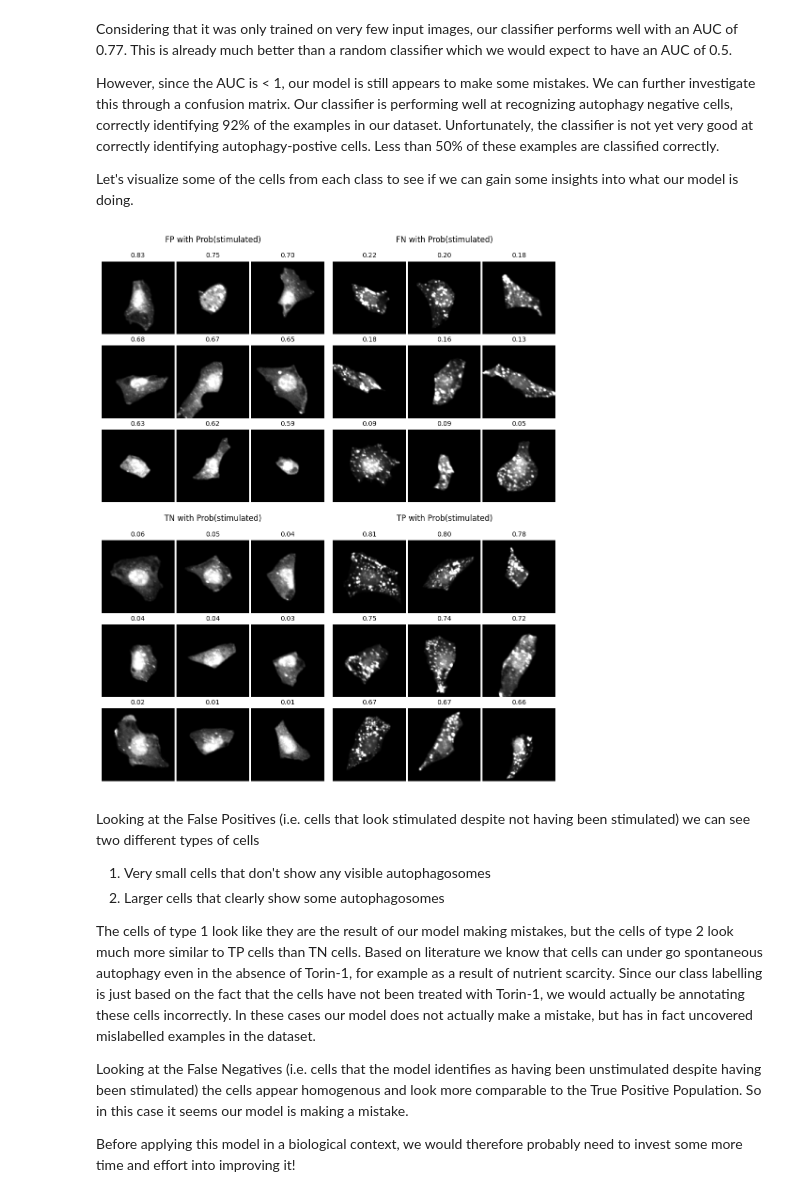
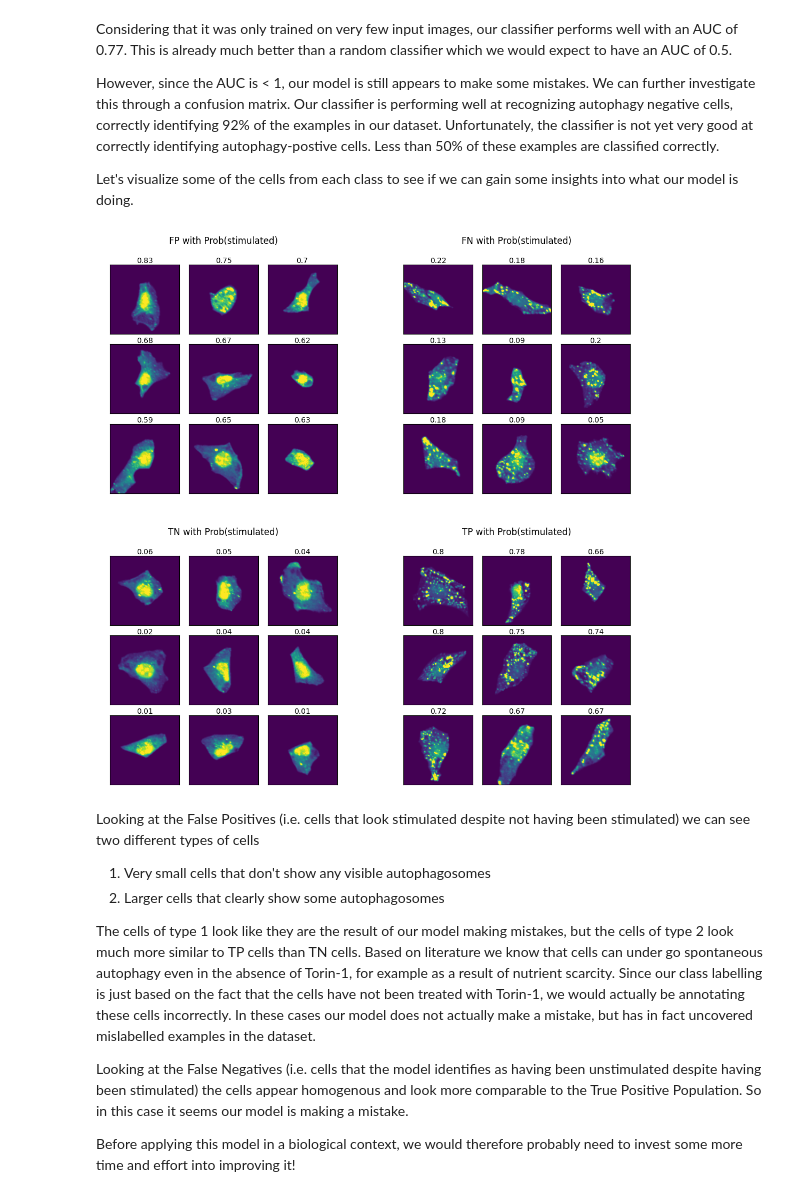
Before and after one commit to laminlabs/lamin-usecases, a Jupyter notebook: docs/imaging4.ipynb, the cells around one changed output. Drawn from its saved outputs; the diff is of its cells as text; code cells hidden in the pictures.

```diff
--- a/docs/imaging4.ipynb
+++ b/docs/imaging4.ipynb
@@ -195,47 +176,38 @@ Considering that it was only trained on very few input images, our classifier pe
 However, since the AUC is < 1, our model is still appears to make some mistakes. We can further investigate this through a confusion matrix. Our classifier is performing well at recognizing autophagy negative cells, correctly identifying 92% of the examples in our dataset. Unfortunately, the classifier is not yet very good at correctly identifying autophagy-postive cells. Less than 50% of these examples are classified correctly.
 
 Let's visualize some of the cells from each class to see if we can gain some insights into what our model is doing.
-# %%
-# visualize some example cells with classification scores from the test dataset
-num_rows, num_cols = 3, 3
-n_cells = num_rows * num_cols
-channel_of_interest = 4 # LC3B channel a key autophagosome marker
-
-# annotate dataset with TP, TN, FN, FP
-data_test["FP"] = (data_test["class"] == 0) & (data_test["predicted_class"] == 1)
-data_test["FN"] = (data_test["class"] == 1) & (data_test["predicted_class"] == 0)
-data_test["TP"] = (data_test["class"] == 1) & (data_test["predicted_class"] == 1)
-data_test["TN"] = (data_test["class"] == 0) & (data_test["predicted_class"] == 0)
-
-# get example cells for each class
-cells_TP = data_test[data_test.TP].sort_values("prob_class1", ascending=False).head(n_cells)
-cells_TN = data_test[data_test.TN].sort_values("prob_class1", ascending=False).tail(n_cells)
-cells_FN = data_test[data_test.FN].sort_values("prob_class1", ascending=False).tail(n_cells)
-cells_FP = data_test[data_test.FP].sort_values("prob_class1", ascending=False).head(n_cells)
-
-cell_sets = {"TP": cells_TP, "TN": cells_TN, "FN": cells_FN, "FP": cells_FP}
-
-# make the plot
-n_panel_rows = 2
-n_panel_cols = 2
-fig, axes = plt.subplots(nrows=n_panel_rows, ncols=n_panel_cols, figsize=(10, 12))
-
-for j in range(n_panel_rows):
-    for i in range(n_panel_cols):
-        ax = axes[j, i]
-        title, cells = cell_sets.popitem()
-        images = []
-        scores = []
-        for cell in cells.iterrows():
-            cell_id = cell[1]["cell_id"]
-            uid = cell[1]["dataset"]
-            images.append(get_image(cell_id, uid)[channel_of_interest])
-            scores.append(cell[1]["prob_class1"])
-        plot_image_grid(ax, images, num_rows, num_cols, title = f"{title} with Prob(stimulated)", scores = scores, spacing = 0.01)
-
-fig.tight_layout()
-# %% [output]
-[figure, removed]
+# %%
+# visualize some example cells with classification scores from the test dataset
+num_rows, num_cols = 3, 3
+n_cells = num_rows * num_cols
+channel_of_interest = 4 # LC3B channel a key autophagosome marker
+
+# annotate dataset with TP, TN, FN, FP
+data_test["FP"] = (data_test["class"] == 0) & (data_test["predicted_class"] == 1)
+data_test["FN"] = (data_test["class"] == 1) & (data_test["predicted_class"] == 0)
+data_test["TP"] = (data_test["class"] == 1) & (data_test["predicted_class"] == 1)
+data_test["TN"] = (data_test["class"] == 0) & (data_test["predicted_class"] == 0)
+
+# get example cells for each class
+cells_TP = data_test[data_test.TP].sort_values("prob_class1", ascending=False).head(n_cells)
+cells_TN = data_test[data_test.TN].sort_values("prob_class1", ascending=False).tail(n_cells)
+cells_FN = data_test[data_test.FN].sort_values("prob_class1", ascending=False).tail(n_cells)
+cells_FP = data_test[data_test.FP].sort_values("prob_class1", ascending=False).head(n_cells)
+
+cell_sets = {"TP": _get_cells(cells_TP), "TN": _get_cells(cells_TN), "FN": _get_cells(cells_FN), "FP": _get_cells(cells_FP)}
+
+# make the plot
+n_panel_rows = 2
+n_panel_cols = 2
+fig, axes = plt.subplots(nrows=n_panel_rows, ncols=n_panel_cols, figsize=(13, 13))
+
+for j in range(n_panel_rows):
+    for i in range(n_panel_cols):
+        ax = axes[j, i]
+        title, cells = cell_sets.popitem()
+        scportrait.pl.cell_grid_single_channel(cells, cell_ids = cells.obs.cell_id, cell_labels = cells.obs.score.round(2), select_channel=channel_of_interest, ax=ax, title=f"{title} with Prob(stimulated)", show_fig=False)
+# %% [output]
+[figure, added]
 # %% [markdown]
 Looking at the False Positives (i.e. cells that look stimulated despite not having been stimulated) we can see two different types of cells
 1. Very small cells that don't show any visible autophagosomes
```
Also changed, not shown: parts of 6 cells of this notebook, 2 other files.
